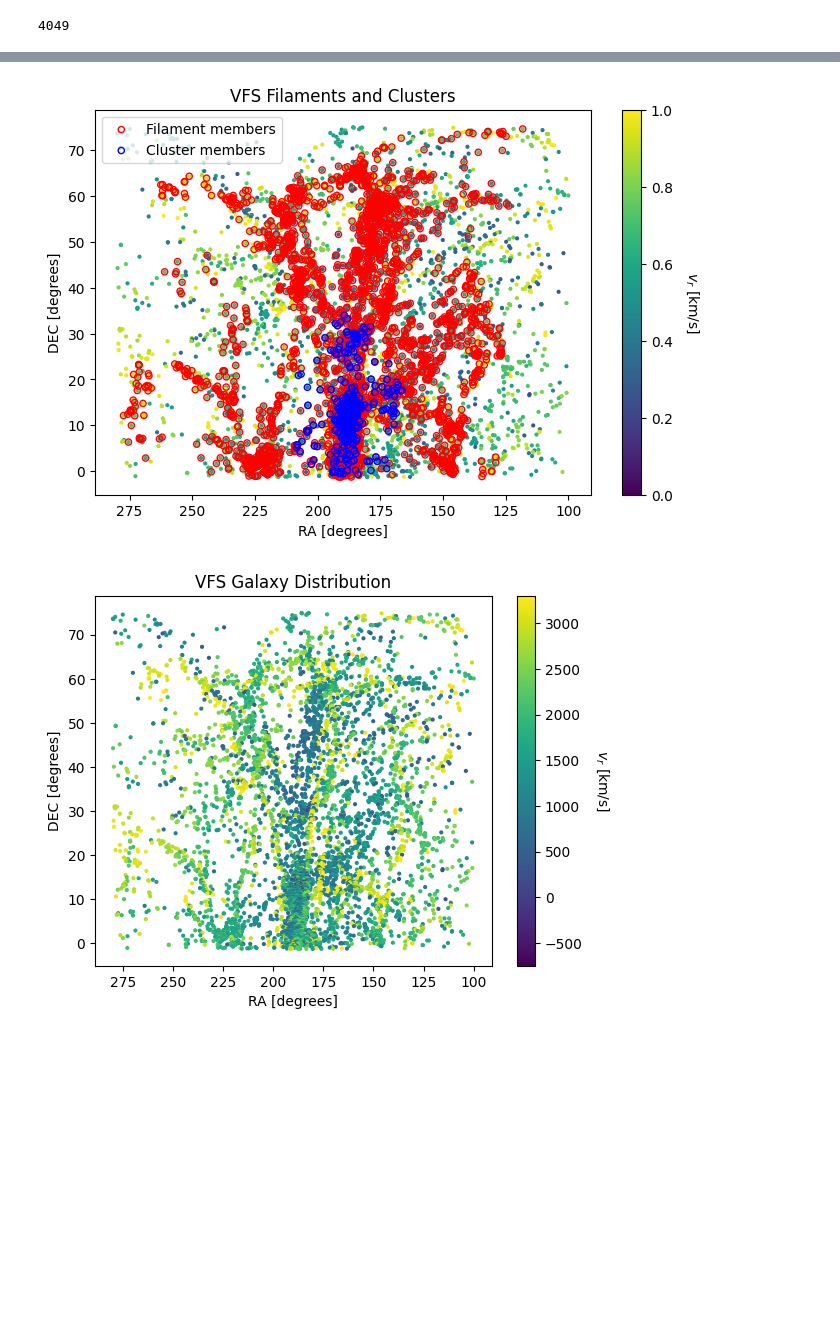
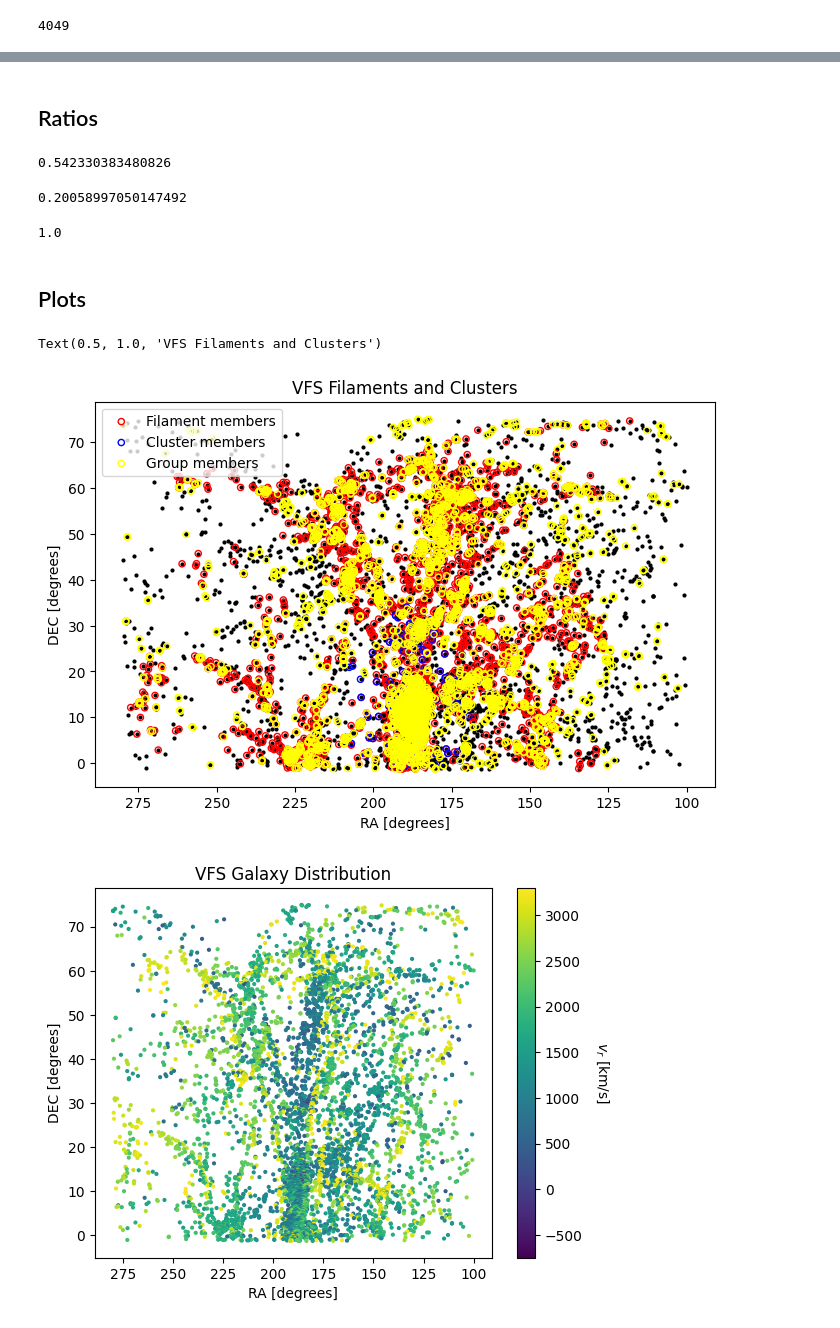
Before and after one commit to EvanBarkus/UGRA, a Jupyter notebook: vfs_filaments.ipynb, the cells around one changed output, grey strips where cells are left out. Saved outputs shown, nothing was run; the diff lists cells and outputs as text; code cells hidden in the pictures; blank space fills up the shorter version.

```diff
--- a/vfs_filaments.ipynb
+++ b/vfs_filaments.ipynb
@@ -190,0 +198,3 @@ print(len(fil_crit_ra)-len(crit_ra))
+# %%
+# VFS RA-DEC Coords
+myTab3 = Table.read('/home/evan-barkus/Downloads/vf_v2_kourkchi_galaxies.fits')
@@ -190,0 +209,20 @@ print(len(fil_crit_ra)-len(crit_ra))
+# %%
+# cut all galaxies with Mem = 1 (not in a group)
+memcut = (myTab3['Mem'] != 1)
+memTab = myTab3[memcut]
+# %%
+# Need to match up ra and dec coords because they are rounded to 4 decimal places in kourkchi
+RA = maintab['RA']
+DEC = maintab['DEC']
+
+Group_VFID = memTab['VFID']
+Main_VFID = maintab['VFID']
+
+group_ra = []
+group_dec = []
+
+for i in range(len(Main_VFID)):
+    for j in range(len(Group_VFID)):
+        if Main_VFID[i] == Group_VFID[j]:
+            group_ra.append(RA[i])
+            group_dec.append(DEC[i])
@@ -191,20 +265,41 @@ print(len(fil_crit_ra)-len(crit_ra))
+# %% [markdown]
+## Ratios
+# %%
+# Group members are expected to be about half of the galaxies in the sample
+len(group_ra)/len(maintab)
+# %% [output]
+0.542330383480826
+# %%
+# Filament members should be around
+len(fil_ra)/len(maintab)
+# %% [output]
+0.20058997050147492
+# %%
+# Cluster members are expected to be
+len(crit_ra)/len(crit_dec)
+# %% [output]
+1.0
+# %% [markdown]
+## Plots
 # %%
 # Plots VFS galaxies with circles representing the filament and cluster members
 vpoints = maintab['vr'] # Recessional Velocity
 plt.figure(figsize=(8, 5))
-plt.scatter(maintab['RA'],maintab['DEC'],c=vpoints,cmap='viridis',s=4) # Plot VFS RA and DEC
+plt.scatter(maintab['RA'],maintab['DEC'],s=4,color='black') # Plot VFS RA and DEC (c=vpoints,cmap='viridis',)
 plt.scatter(fil_crit_ra,fil_crit_dec,color='red',marker='o',facecolors='none',s=20, label='Filament members') # Plot cluster members
 plt.scatter(crit_ra,crit_dec,color='blue',marker='o',facecolors='none',s=20, label='Cluster members') # Plot filament members
+plt.scatter(group_ra,group_dec,color='yellow',marker='o',facecolors='none',s=20,label='Group members') # Plot group members
 plt.xlim(reversed(plt.xlim()))
 plt.legend()
 plt.xlabel('RA [degrees]')
 plt.ylabel('DEC [degrees]')
 plt.title('VFS Filaments and Clusters')
 
-cbar = plt.colorbar()
-cbar.set_label('$v_r$ [km/s]',rotation=270,labelpad=20)
+#cbar = plt.colorbar()
+#cbar.set_label('$v_r$ [km/s]',rotation=270,labelpad=20)
 # %% [output]
+Text(0.5, 1.0, 'VFS Filaments and Clusters')
-[figure, old version]
+[figure, new version]
 # %%
 vpoints = maintab['vr'] # Recessional Velocity
 
```
Also changed, not shown: parts of 37 cells of this notebook.
